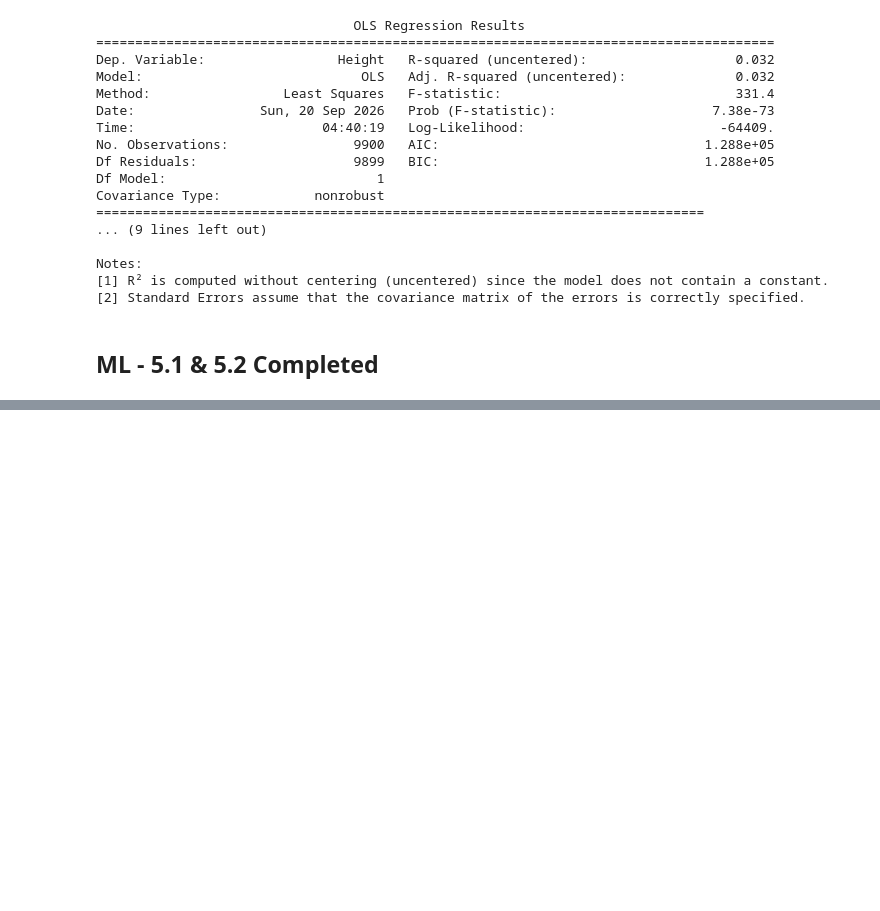
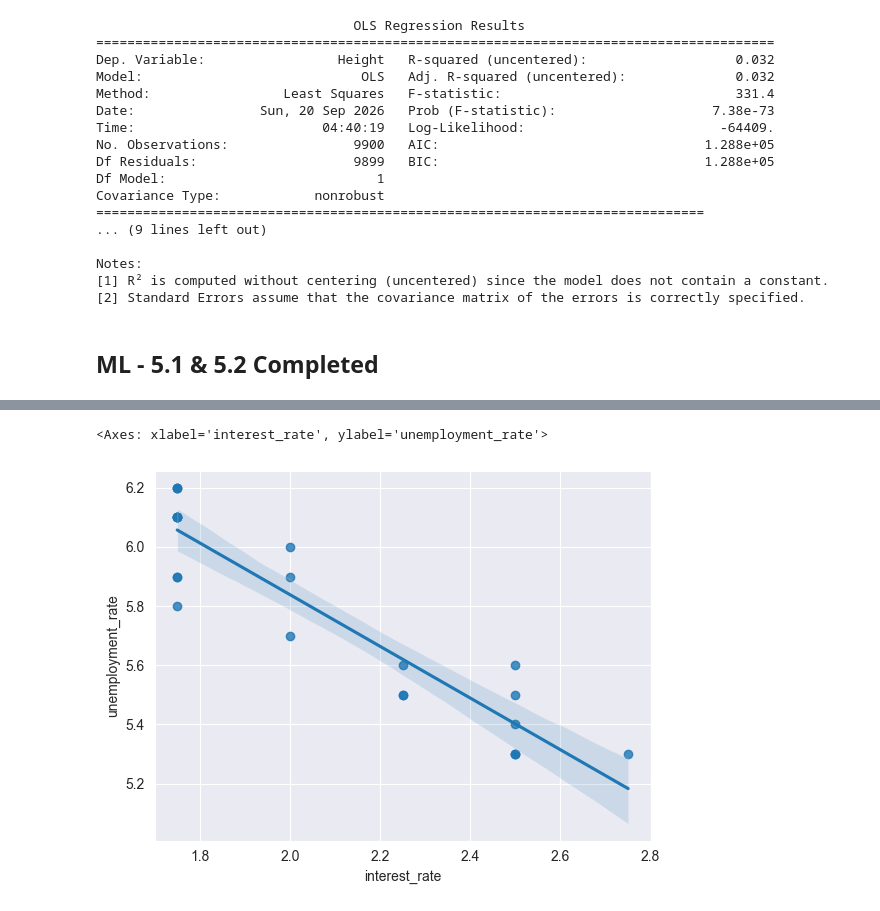
Before and after one commit to Salmanshahk/Machine_Learning, a Jupyter notebook: Machine Learning AK.ipynb, the cells around one changed output, grey strips where cells are left out. Cells and saved outputs as stored; diff of their text form; code cells hidden in the pictures; blank space fills up the shorter version.

```diff
--- a/Machine Learning AK.ipynb
+++ b/Machine Learning AK.ipynb
@@ -306,0 +401,5 @@ Notes:
+# %%
+sns.regplot(x=dfindex['interest_rate'], y=dfindex['unemployment_rate'])
+# %% [output]
+<Axes: xlabel='interest_rate', ylabel='unemployment_rate'>
+[figure, added]
```
Also changed, not shown: parts of 31 cells of this notebook.
